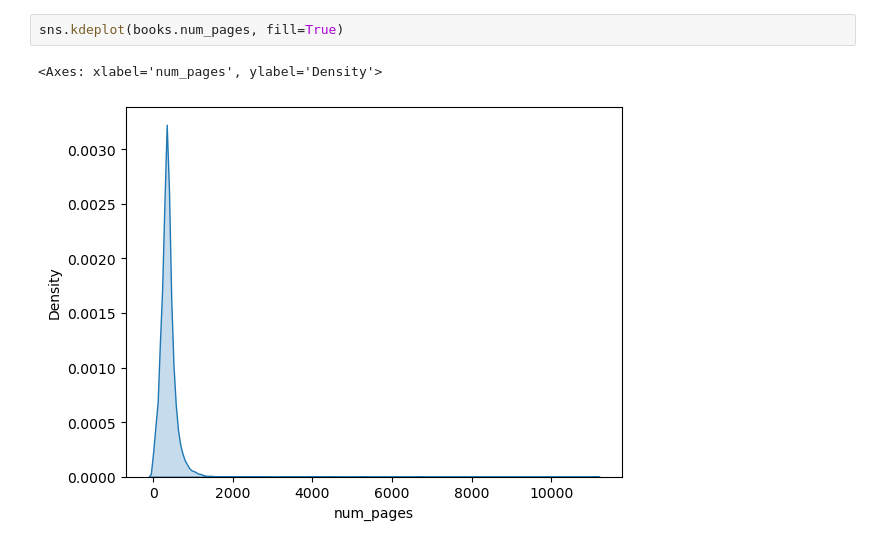
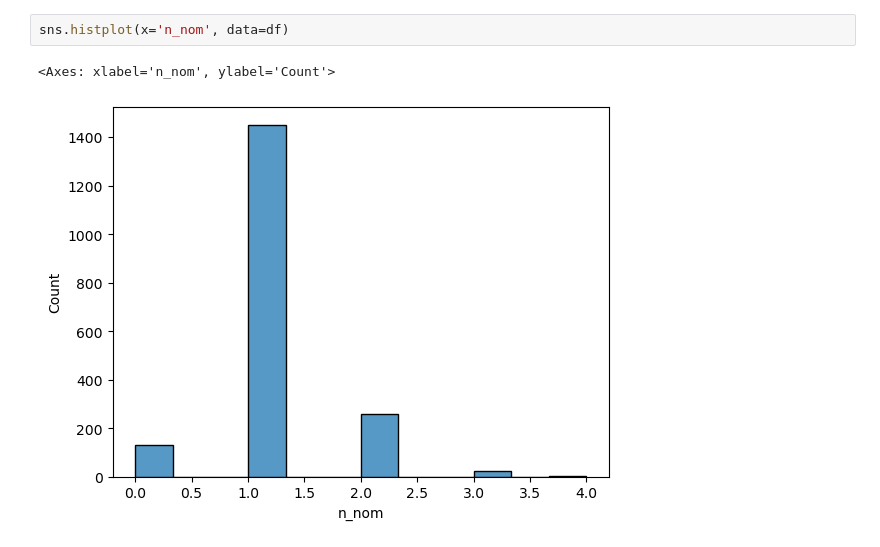
Before and after one commit to raineszm/sff-predict, a Jupyter notebook: notebooks/EDA.ipynb, the cells around one changed output. Saved outputs shown, nothing was run; the diff lists cells and outputs as text.

```diff
--- a/notebooks/EDA.ipynb
+++ b/notebooks/EDA.ipynb
@@ -108,5 +13,5 @@ books.head()
-# %%
-sns.kdeplot(books.num_pages, fill=True)
-# %% [output]
-<Axes: xlabel='num_pages', ylabel='Density'>
-[figure, removed]
+# %%
+sns.histplot(x='n_nom', data=df)
+# %% [output]
+<Axes: xlabel='n_nom', ylabel='Count'>
+[figure, added]
```
Also changed, not shown: parts of 30 cells of this notebook, 3 other files.
